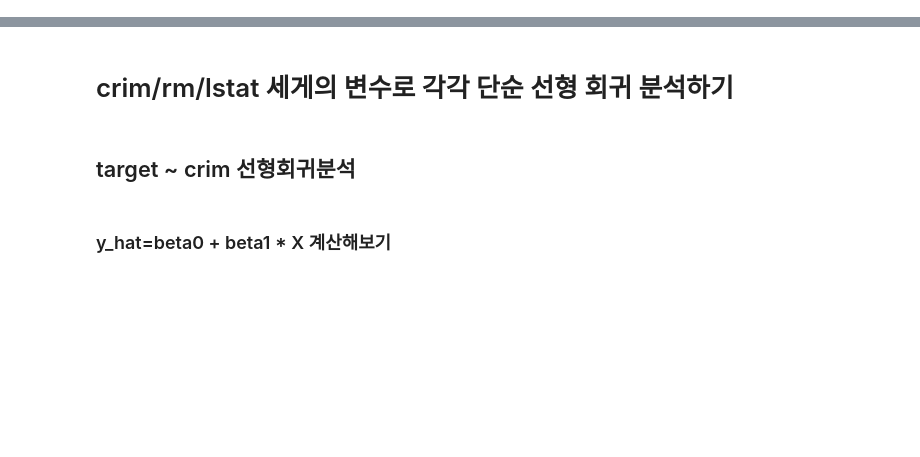
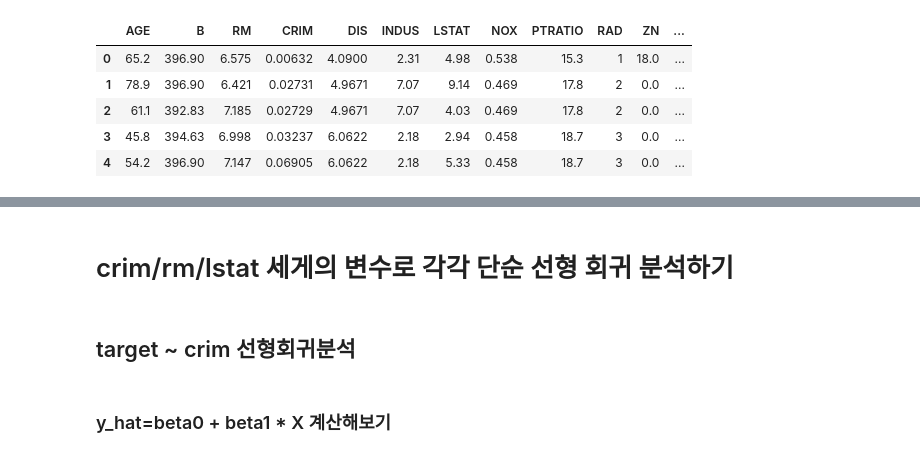
Before and after one commit to 2nchanter/Machine_Learning, a Jupyter notebook: Fast_ML/Part2_머신러닝의 시작/1_Jupyter Notebook/1. 단순선형회귀분석 실습 - 단순선형회귀 적합 및 해석_Before.ipynb, the cells around one changed output, grey strips where cells are left out. Saved outputs shown, nothing was run; the diff lists cells and outputs as text; code cells hidden in the pictures; blank space fills up the shorter version.

```diff
--- a/Fast_ML/Part2_머신러닝의 시작/1_Jupyter Notebook/1. 단순선형회귀분석 실습 - 단순선형회귀 적합 및 해석_Before.ipynb
+++ b/Fast_ML/Part2_머신러닝의 시작/1_Jupyter Notebook/1. 단순선형회귀분석 실습 - 단순선형회귀 적합 및 해석_Before.ipynb
@@ -11,3 +15,11 @@ os.getcwd()
 # %%
 # 데이터 불러오기
 boston = pd.read_csv ("./data/Boston_house.csv")
+boston.head()
+# %% [output]
+|  | AGE | B | RM | CRIM | DIS | INDUS | LSTAT | NOX | PTRATIO | RAD | ZN | ... |
+| 0 | 65.2 | 396.90 | 6.575 | 0.00632 | 4.0900 | 2.31 | 4.98 | 0.538 | 15.3 | 1 | 18.0 | ... |
+| 1 | 78.9 | 396.90 | 6.421 | 0.02731 | 4.9671 | 7.07 | 9.14 | 0.469 | 17.8 | 2 | 0.0 | ... |
+| 2 | 61.1 | 392.83 | 7.185 | 0.02729 | 4.9671 | 7.07 | 4.03 | 0.469 | 17.8 | 2 | 0.0 | ... |
+| 3 | 45.8 | 394.63 | 6.998 | 0.03237 | 6.0622 | 2.18 | 2.94 | 0.458 | 18.7 | 3 | 0.0 | ... |
+| 4 | 54.2 | 396.90 | 7.147 | 0.06905 | 6.0622 | 2.18 | 5.33 | 0.458 | 18.7 | 3 | 0.0 | ... |
```
Also changed, not shown: parts of 9 cells of this notebook, 4 other files.
